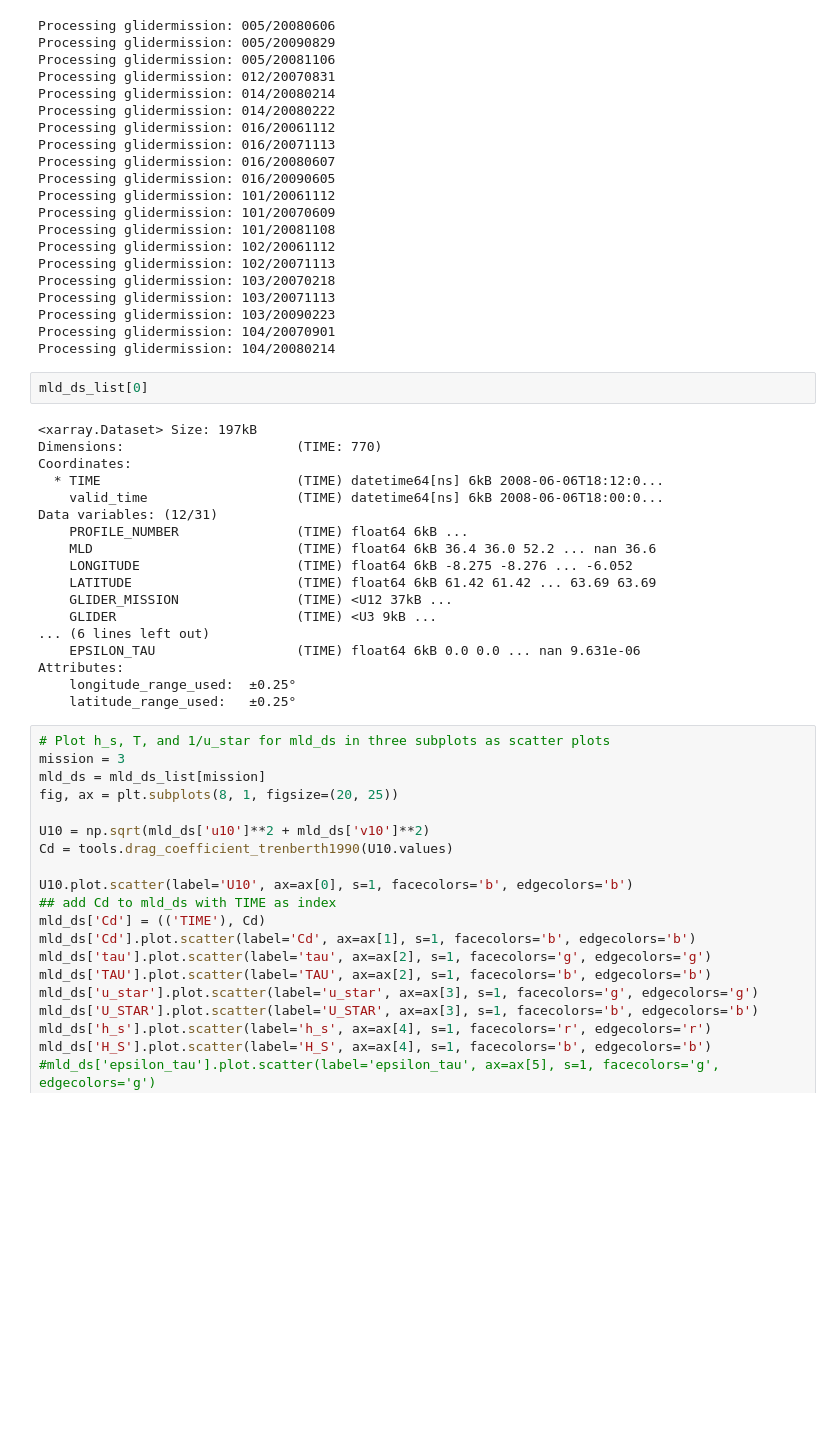
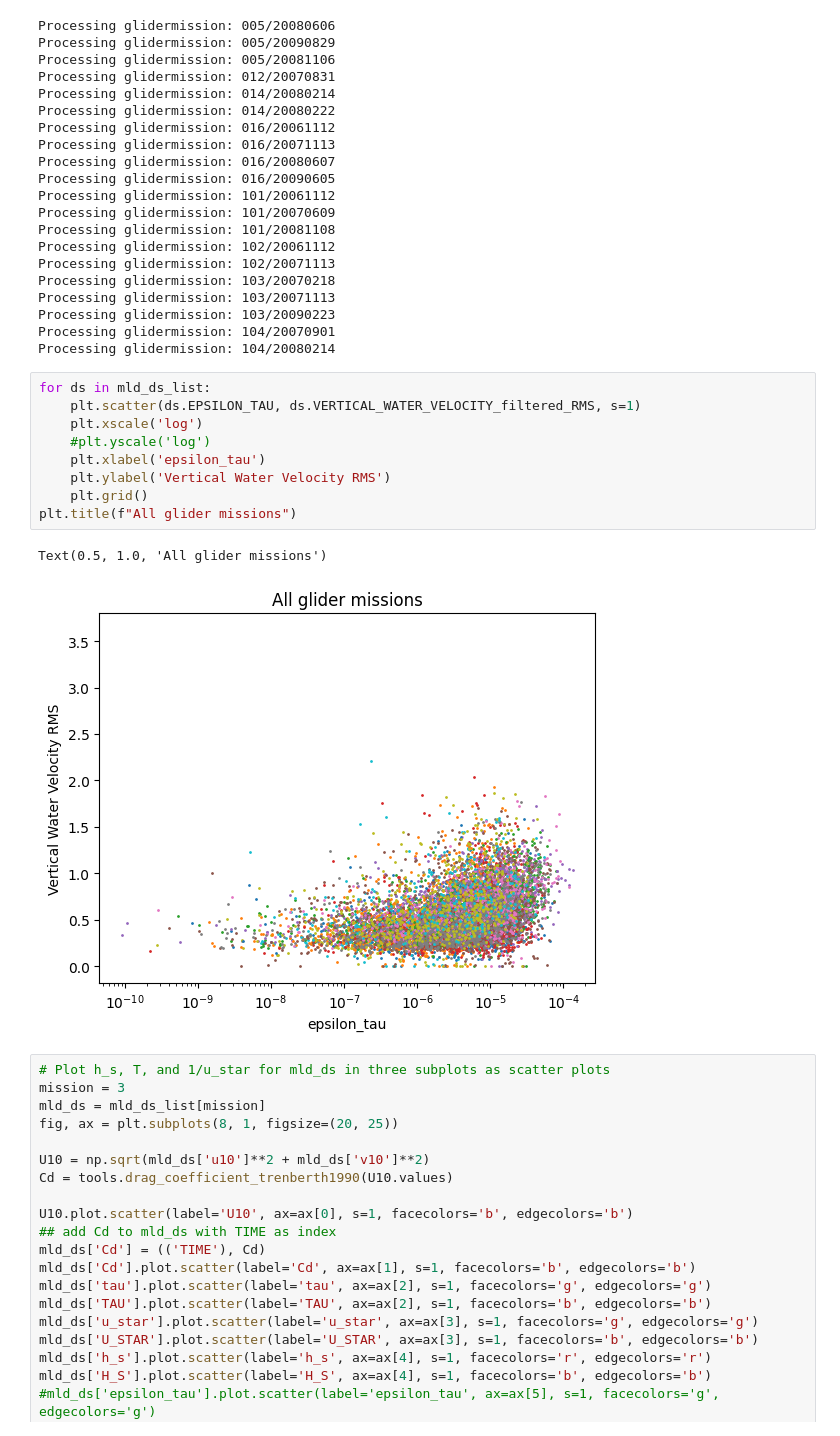
Before and after one commit to tillmrtz/dissipationSML, a Jupyter notebook: notebooks/load_multiple_gliders.ipynb, the cells around one changed output. Saved outputs shown, nothing was run; the diff lists cells and outputs as text; blank space fills up the shorter version.

```diff
--- a/notebooks/load_multiple_gliders.ipynb
+++ b/notebooks/load_multiple_gliders.ipynb
@@ -250,26 +285,18 @@ Processing glidermission: 103/20071113
 Processing glidermission: 103/20090223
 Processing glidermission: 104/20070901
 Processing glidermission: 104/20080214
-# %%
-mld_ds_list[0]
-# %% [output]
-<xarray.Dataset> Size: 197kB
-Dimensions:                      (TIME: 770)
-Coordinates:
-  * TIME                         (TIME) datetime64[ns] 6kB 2008-06-06T18:12:0...
-    valid_time                   (TIME) datetime64[ns] 6kB 2008-06-06T18:00:0...
-Data variables: (12/31)
-    PROFILE_NUMBER               (TIME) float64 6kB ...
-    MLD                          (TIME) float64 6kB 36.4 36.0 52.2 ... nan 36.6
-    LONGITUDE                    (TIME) float64 6kB -8.275 -8.276 ... -6.052
-    LATITUDE                     (TIME) float64 6kB 61.42 61.42 ... 63.69 63.69
-    GLIDER_MISSION               (TIME) <U12 37kB ...
-    GLIDER                       (TIME) <U3 9kB ...
-... (6 lines left out)
-    EPSILON_TAU                  (TIME) float64 6kB 0.0 0.0 ... nan 9.631e-06
-Attributes:
-    longitude_range_used:  ±0.25°
-    latitude_range_used:   ±0.25°
+# %%
+for ds in mld_ds_list:
+    plt.scatter(ds.EPSILON_TAU, ds.VERTICAL_WATER_VELOCITY_filtered_RMS, s=1)
+    plt.xscale('log')
+    #plt.yscale('log')
+    plt.xlabel('epsilon_tau')
+    plt.ylabel('Vertical Water Velocity RMS')
+    plt.grid()
+plt.title(f"All glider missions")
+# %% [output]
+Text(0.5, 1.0, 'All glider missions')
+[figure, added]
 # %%
 # Plot h_s, T, and 1/u_star for mld_ds in three subplots as scatter plots
 mission = 3
```
Also changed, not shown: parts of 8 cells of this notebook, 4 other files.
